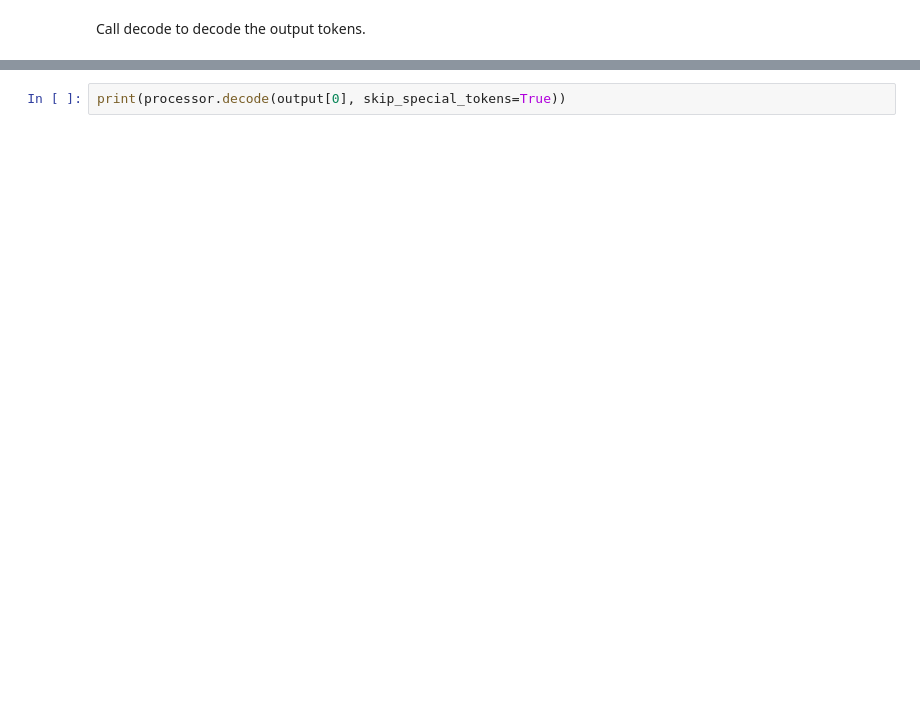
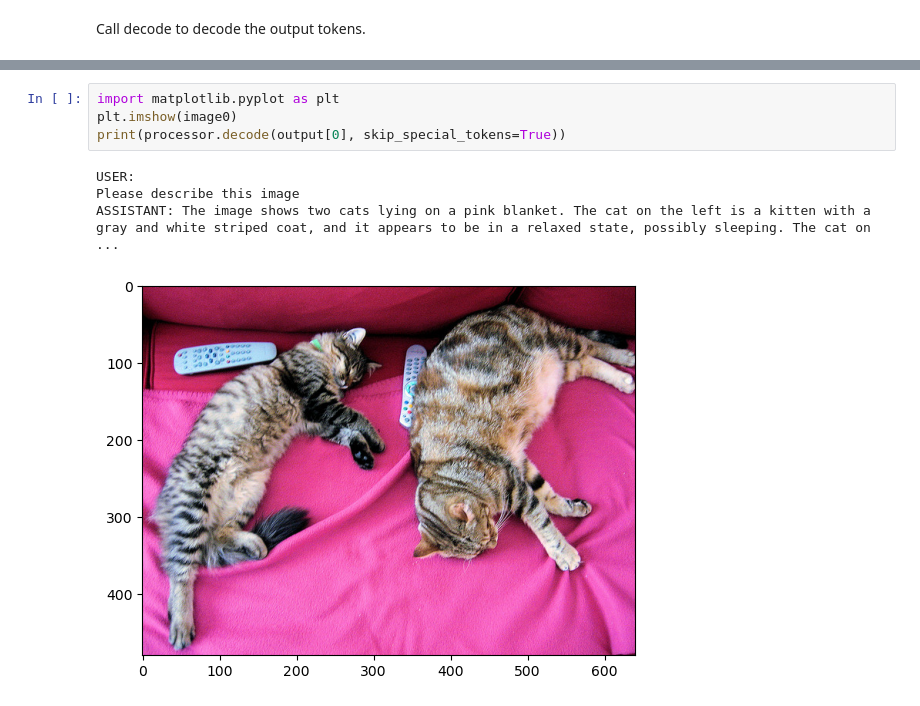
Before and after one commit to TIL-24/til-24-curriculum, a Jupyter notebook: cv_vlm/Unit_4/4.1.3_llava_usage.ipynb, the cells around one changed output, grey strips where cells are left out. Drawn from its saved outputs; the diff is of its cells as text; blank space fills up the shorter version.

```diff
--- a/cv_vlm/Unit_4/4.1.3_llava_usage.ipynb
+++ b/cv_vlm/Unit_4/4.1.3_llava_usage.ipynb
@@ -44,2 +85,9 @@ Call decode to decode the output tokens.
 # %%
+import matplotlib.pyplot as plt
+plt.imshow(image0)
 print(processor.decode(output[0], skip_special_tokens=True))
+# %% [output]
+USER:
+Please describe this image
+ASSISTANT: The image shows two cats lying on a pink blanket. The cat on the left is a kitten with a gray and white striped coat, and it appears to be in a relaxed state, possibly sleeping. The cat on  ...
+[figure, added]
```
Also changed, not shown: parts of 14 cells of this notebook, 1 other file.
